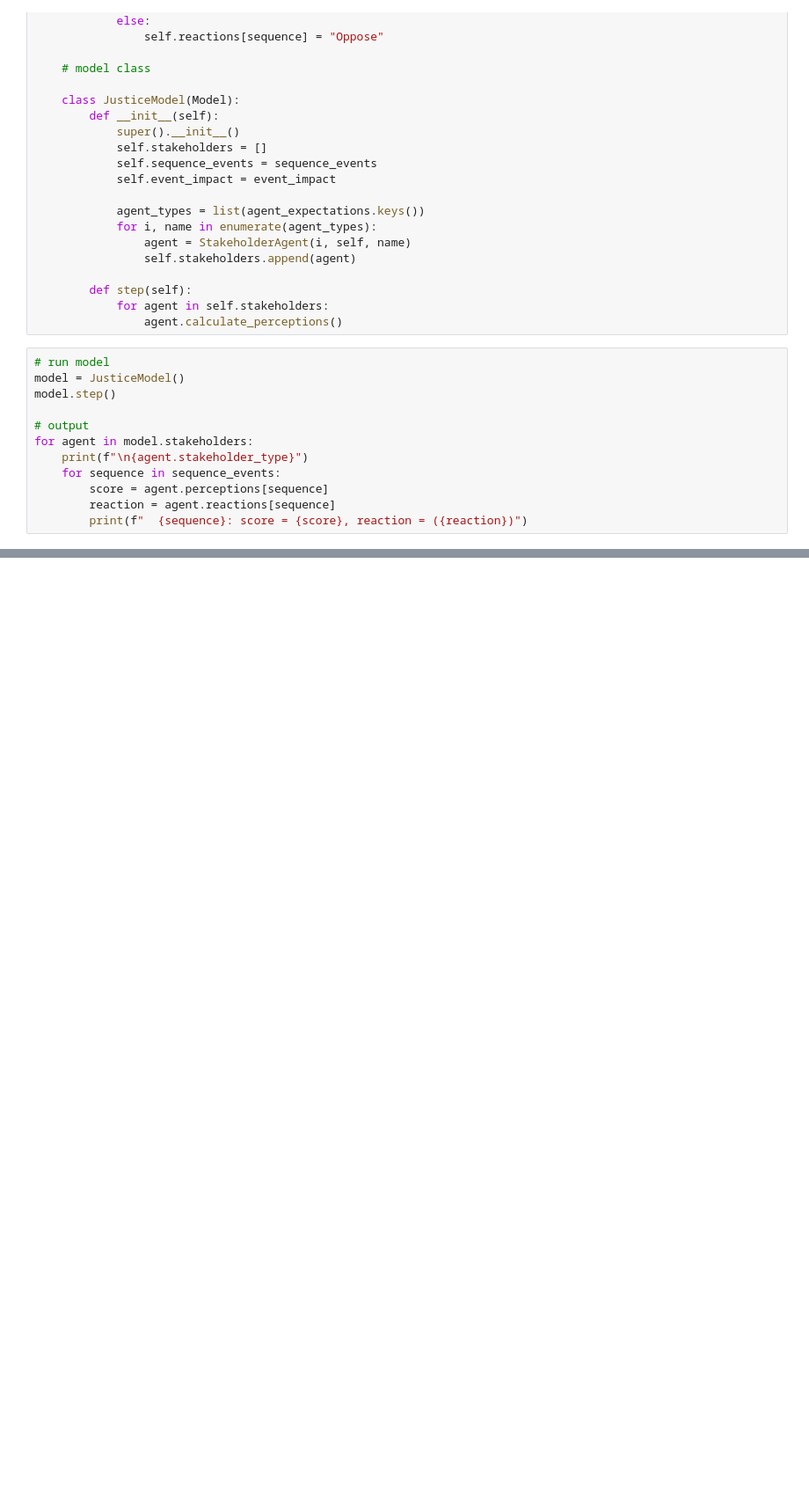
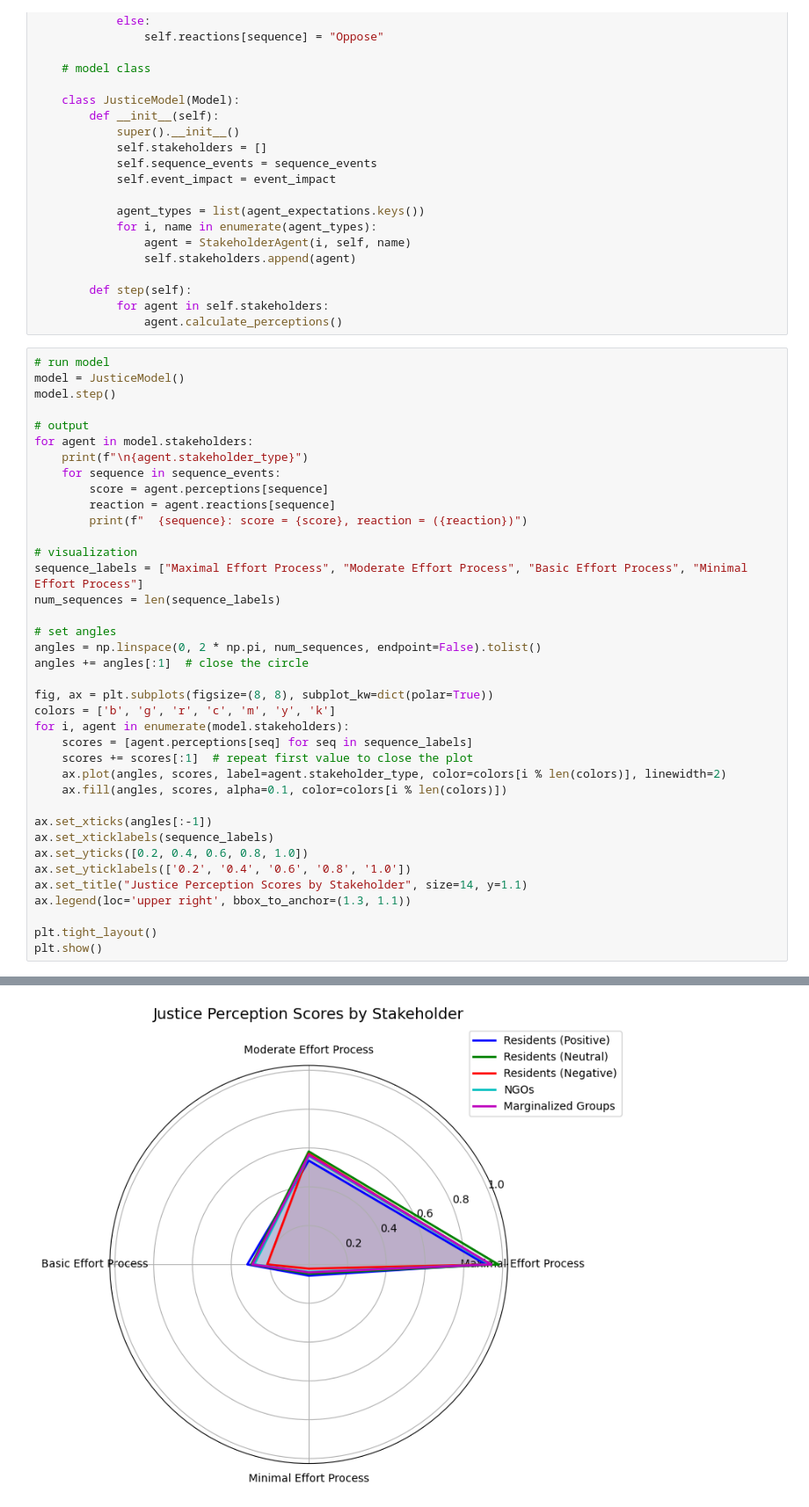
Before and after one commit to skippervdbrekel/ProceduralJustice, a Jupyter notebook: complete_model.ipynb, the cells around one changed output, grey strips where cells are left out. Shown at 88% size. Cells and saved outputs as stored; diff of their text form; blank space fills up the shorter version.

Commit message:
visualization

```diff
--- a/complete_model.ipynb
+++ b/complete_model.ipynb
@@ -175,5 +177,31 @@ for agent in model.stakeholders:
         score = agent.perceptions[sequence]
         reaction = agent.reactions[sequence]
         print(f"  {sequence}: score = {score}, reaction = ({reaction})")
+
+# visualization
+sequence_labels = ["Maximal Effort Process", "Moderate Effort Process", "Basic Effort Process", "Minimal Effort Process"]
+num_sequences = len(sequence_labels)
+
+# set angles
+angles = np.linspace(0, 2 * np.pi, num_sequences, endpoint=False).tolist()
+angles += angles[:1]  # close the circle
+
+fig, ax = plt.subplots(figsize=(8, 8), subplot_kw=dict(polar=True))
+colors = ['b', 'g', 'r', 'c', 'm', 'y', 'k']
+for i, agent in enumerate(model.stakeholders):
+    scores = [agent.perceptions[seq] for seq in sequence_labels]
+    scores += scores[:1]  # repeat first value to close the plot
+    ax.plot(angles, scores, label=agent.stakeholder_type, color=colors[i % len(colors)], linewidth=2)
+    ax.fill(angles, scores, alpha=0.1, color=colors[i % len(colors)])
+
+ax.set_xticks(angles[:-1])
+ax.set_xticklabels(sequence_labels)
+ax.set_yticks([0.2, 0.4, 0.6, 0.8, 1.0])
+ax.set_yticklabels(['0.2', '0.4', '0.6', '0.8', '1.0'])
+ax.set_title("Justice Perception Scores by Stakeholder", size=14, y=1.1)
+ax.legend(loc='upper right', bbox_to_anchor=(1.3, 1.1))
+
+plt.tight_layout()
+plt.show()
 # %% [output]
 Residents (Positive)
@@ -195,0 +224 @@ Residents (Neutral)
+[figure, added]
```
Also changed, not shown: parts of 3 cells of this notebook.
